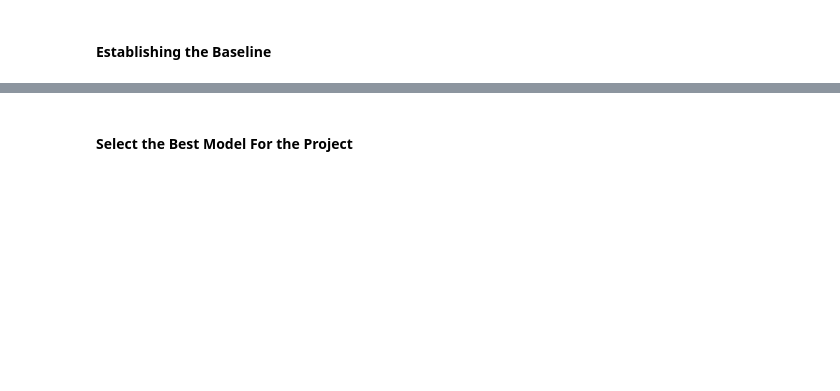
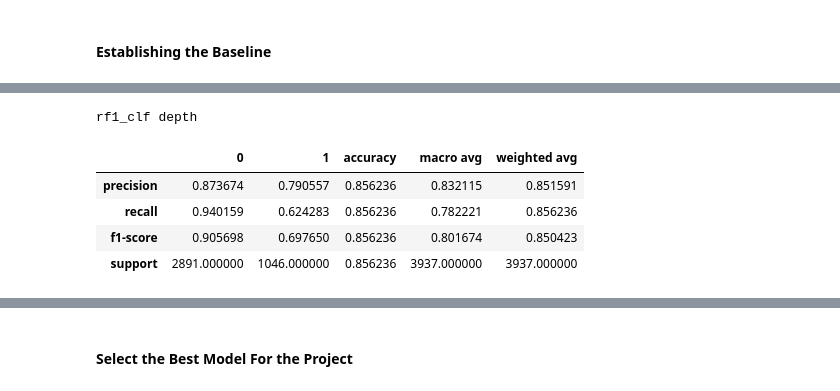
Before and after one commit to chloerwhitaker/Telco_Classification_Project, a Jupyter notebook: Telco_Classification_Report.ipynb, the cells around one changed output, grey strips where cells are left out. Saved outputs shown, nothing was run; the diff lists cells and outputs as text; code cells hidden in the pictures; blank space fills up the shorter version.

```diff
--- a/Telco_Classification_Report.ipynb
+++ b/Telco_Classification_Report.ipynb
@@ -491,0 +654,3 @@ dtype: object
+# %%
+# create model with max_depth of 11 and min_samples_leaf of 5
+rf1_clf = RandomForestClassifier(max_depth=11, min_samples_leaf=5, random_state=123)
@@ -491,0 +661,3 @@ dtype: object
+# %%
+# Fit the model
+rf1_clf.fit(X_train, y_train)
@@ -491,0 +675,4 @@ dtype: object
+# %%
+# predict the accuracy
+y_pred = rf1_clf.predict(X_train)
+y_pred
@@ -491,0 +707,11 @@ dtype: object
+# %%
+class_report = classification_report(y_train, y_pred, output_dict=(True))
+print("rf1_clf depth")
+pd.DataFrame(class_report)
+# %% [output]
+rf1_clf depth
+|  | 0 | 1 | accuracy | macro avg | weighted avg |
+| precision | 0.873674 | 0.790557 | 0.856236 | 0.832115 | 0.851591 |
+| recall | 0.940159 | 0.624283 | 0.856236 | 0.782221 | 0.856236 |
+| f1-score | 0.905698 | 0.697650 | 0.856236 | 0.801674 | 0.850423 |
+| support | 2891.000000 | 1046.000000 | 0.856236 | 3937.000000 | 3937.000000 |
```
Also changed, not shown: parts of 60 cells of this notebook.
